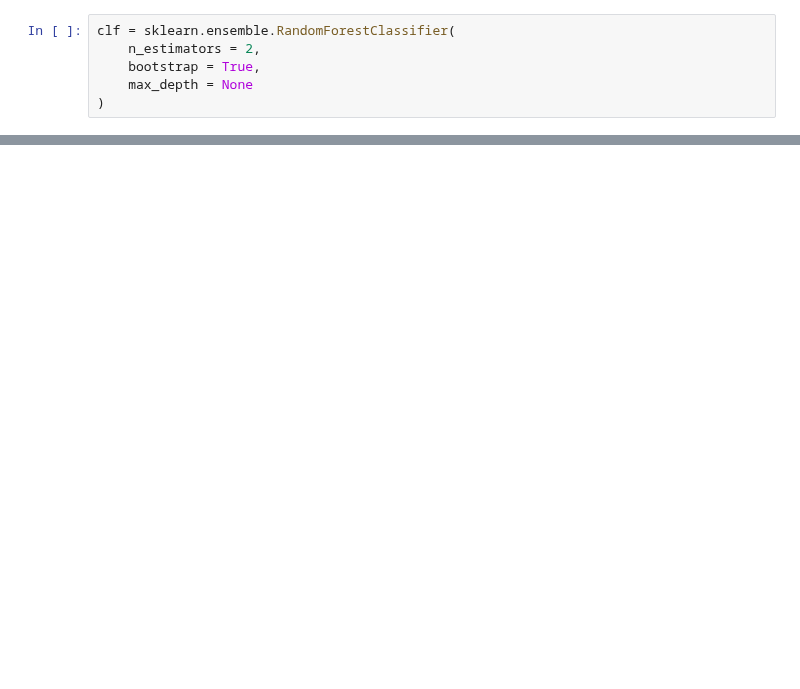
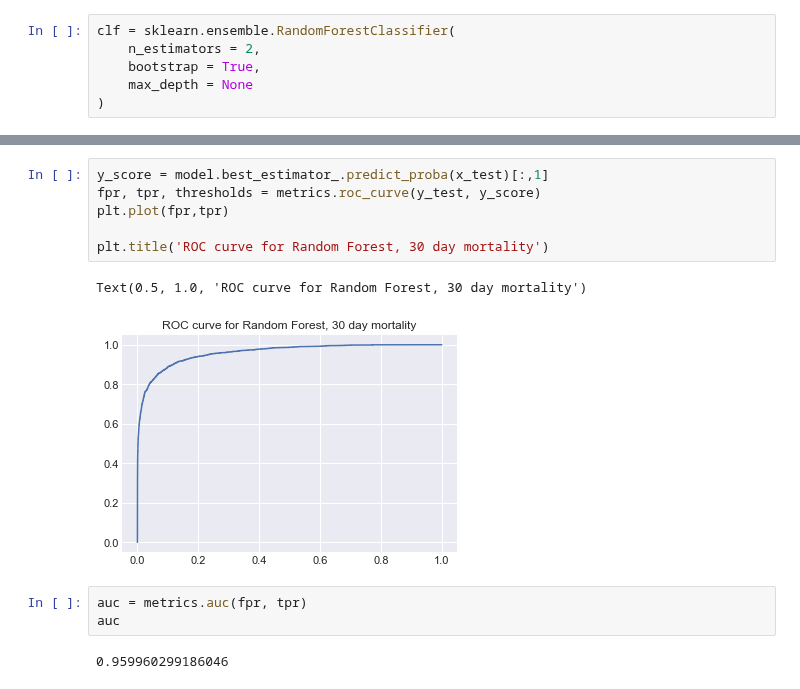
Before and after one commit to NicolasHu11/Short-Long-Term-Mortality-Prediction, a Jupyter notebook: Process Books/Random Forest 30 day.ipynb, the cells around one changed output, grey strips where cells are left out. Saved outputs shown, nothing was run; the diff lists cells and outputs as text; blank space fills up the shorter version.

```diff
--- a/Process Books/Random Forest 30 day.ipynb
+++ b/Process Books/Random Forest 30 day.ipynb
@@ -80,0 +141,14 @@ ax = plt.barh(list(sorted_dict.keys()),list(sorted_dict.values()))
+# %%
+y_score = model.best_estimator_.predict_proba(x_test)[:,1]
+fpr, tpr, thresholds = metrics.roc_curve(y_test, y_score)
+plt.plot(fpr,tpr)
+
+plt.title('ROC curve for Random Forest, 30 day mortality')
+# %% [output]
+Text(0.5, 1.0, 'ROC curve for Random Forest, 30 day mortality')
+[figure, added]
+# %%
+auc = metrics.auc(fpr, tpr)
+auc
+# %% [output]
+0.959960299186046
```
Also changed, not shown: parts of 24 cells of this notebook, 3 other files.
